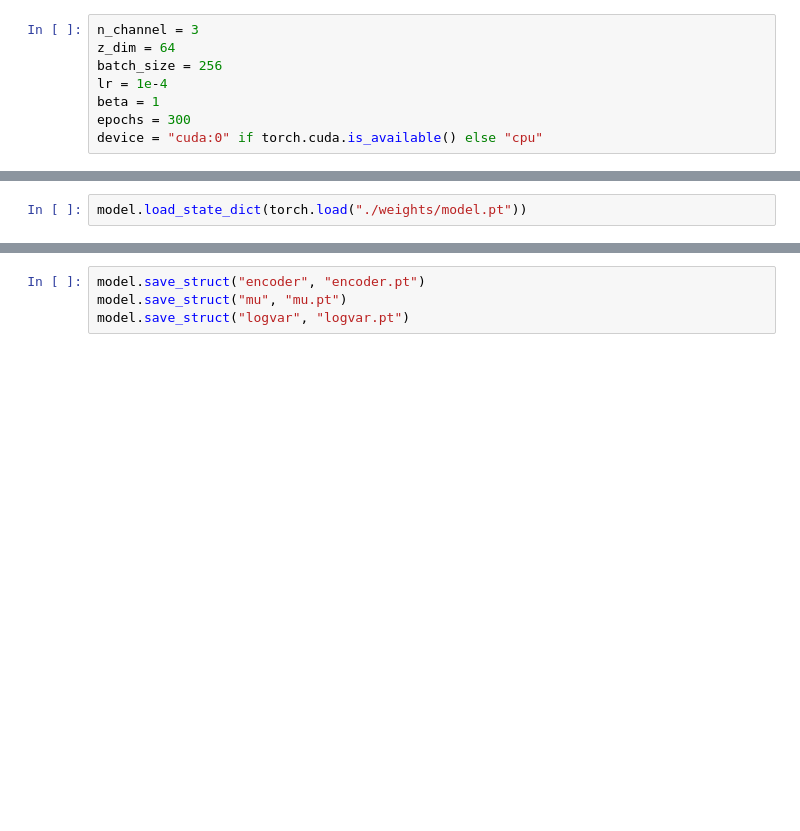
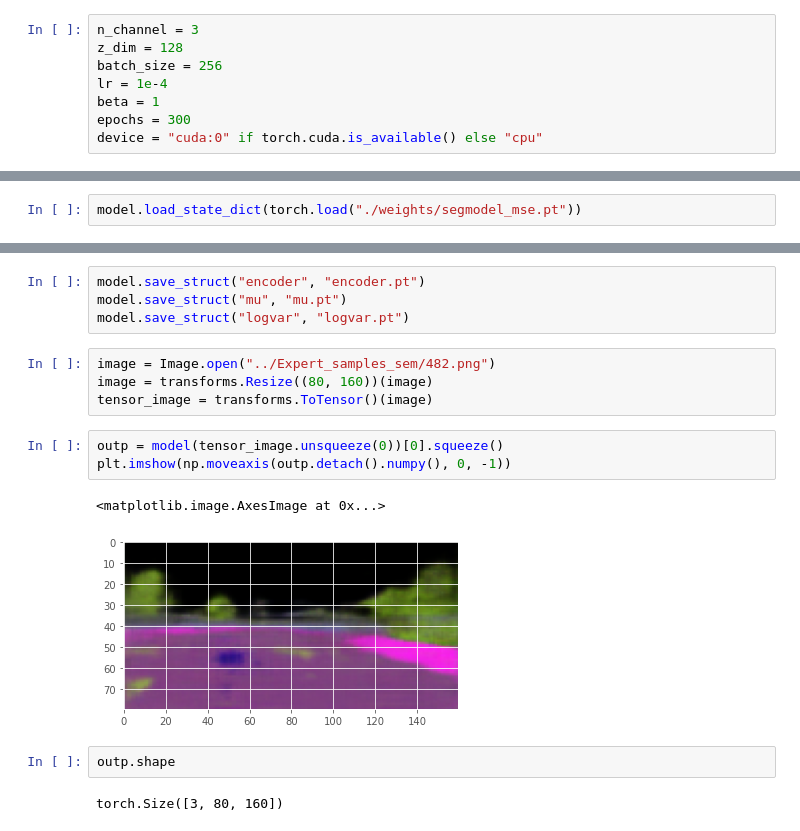
Before and after one commit to JoseVillagranE/Assisted-RL-Algorithm-for-Autonomous-Driving, a Jupyter notebook: models/VAE_Carla.ipynb, the cells around one changed output, grey strips where cells are left out. Saved outputs shown, nothing was run; the diff lists cells and outputs as text; blank space fills up the shorter version.

```diff
--- a/models/VAE_Carla.ipynb
+++ b/models/VAE_Carla.ipynb
@@ -75,7 +75,7 @@ class Carla_dataset(Dataset):
         return images
 # %%
 n_channel = 3
-z_dim = 64
+z_dim = 128
 batch_size = 256
 lr = 1e-4
 beta = 1
@@ -93,7 +93,7 @@ test_dataloader = DataLoader(test_set, batch_size=batch_size, shuffle=True)
 model = ConvVAE(n_channel, z_dim, beta)#.to(device)
 opt = torch.optim.Adam(model.parameters(), lr=lr)
 # %%
-model.load_state_dict(torch.load("./weights/model.pt"))
+model.load_state_dict(torch.load("./weights/segmodel_mse.pt"))
 # %% [output]
 <All keys matched successfully>
 # %%
@@ -206,3 +206,17 @@ torch.save(model.state_dict(), "model.pt")
 model.save_struct("encoder", "encoder.pt")
 model.save_struct("mu", "mu.pt")
 model.save_struct("logvar", "logvar.pt")
+# %%
+image = Image.open("../Expert_samples_sem/482.png")
+image = transforms.Resize((80, 160))(image)
+tensor_image = transforms.ToTensor()(image)
+# %%
+outp = model(tensor_image.unsqueeze(0))[0].squeeze()
+plt.imshow(np.moveaxis(outp.detach().numpy(), 0, -1))
+# %% [output]
+<matplotlib.image.AxesImage at 0x...>
+[figure, added]
+# %%
+outp.shape
+# %% [output]
+torch.Size([3, 80, 160])
```
Also changed, not shown: 17 other files.
